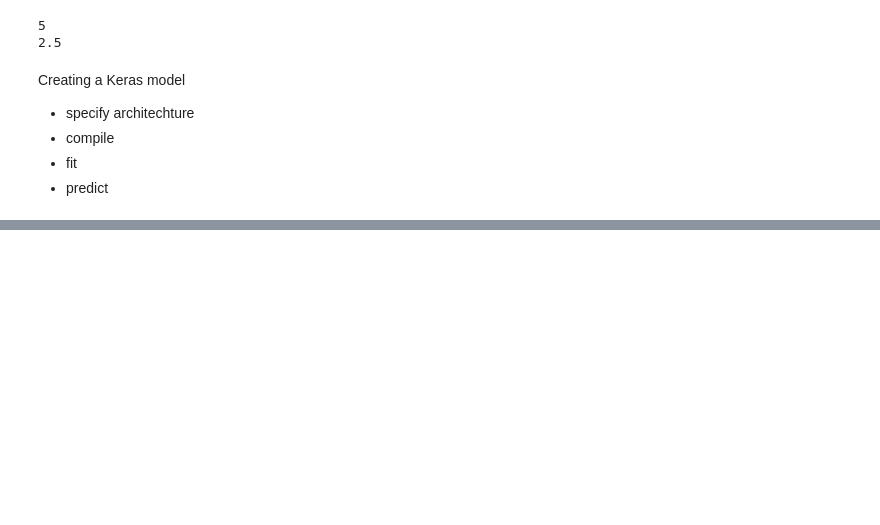
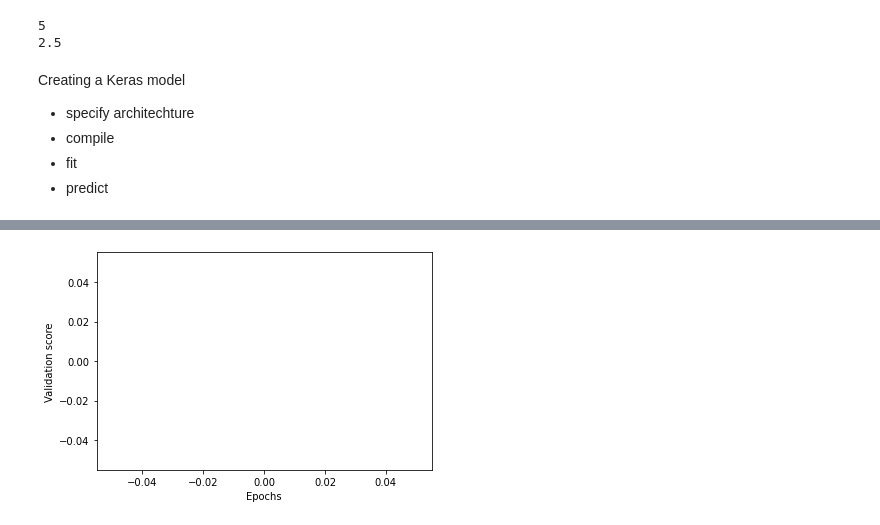
Before and after one commit to TedHaley/courses, a Jupyter notebook: introduction_to_deep_learning.ipynb, the cells around one changed output, grey strips where cells are left out. Cells and saved outputs as stored; diff of their text form; code cells hidden in the pictures; blank space fills up the shorter version.

```diff
--- a/introduction_to_deep_learning.ipynb
+++ b/introduction_to_deep_learning.ipynb
@@ -392,0 +557,48 @@ RuntimeError: ignored
+# %%
+# Experimenting with wider networks
+import matplotlib.pyplot as plt
+
+# Define early_stopping_monitor
+early_stopping_monitor = EarlyStopping(patience=2)
+
+# Create the new model: model_2
+model_1 = Sequential()
+
+# Add the first and second layers
+model_1.add(Dense(10, activation='relu', input_shape = input_shape))
+
+model_1.add(Dense(10, activation='relu'))
+
+# Add the output layer
+model_1.add(Dense(2, activation='softmax'))
+
+# Compile model_2
+model_1.compile(optimizer='adam', loss='categorical_crossentropy', metrics=['accuracy'])
+
+# Create the new model: model_2
+model_2 = Sequential()
+
+# Add the first and second layers
+model_2.add(Dense(100, activation='relu', input_shape = input_shape))
+
+model_2.add(Dense(100, activation='relu'))
+
+# Add the output layer
+model_2.add(Dense(2, activation='softmax'))
+
+# Compile model_2
+model_2.compile(optimizer='adam', loss='categorical_crossentropy', metrics=['accuracy'])
+
+# Fit model_1
+model_1_training = model_1.fit(predictors, target, epochs=15, validation_split=0.2, callbacks=[early_stopping_monitor], verbose=False)
+
+# Fit model_2
+model_2_training = model_2.fit(predictors, target, epochs=15, validation_split=0.2, callbacks=[early_stopping_monitor], verbose=False)
+
+# Create the plot
+plt.plot(model_1_training.history['val_loss'], 'r', model_2_training.history['val_loss'], 'b')
+plt.xlabel('Epochs')
+plt.ylabel('Validation score')
+plt.show()
+# %% [output]
+[figure, added]
```
Also changed, not shown: parts of 7 cells of this notebook.
